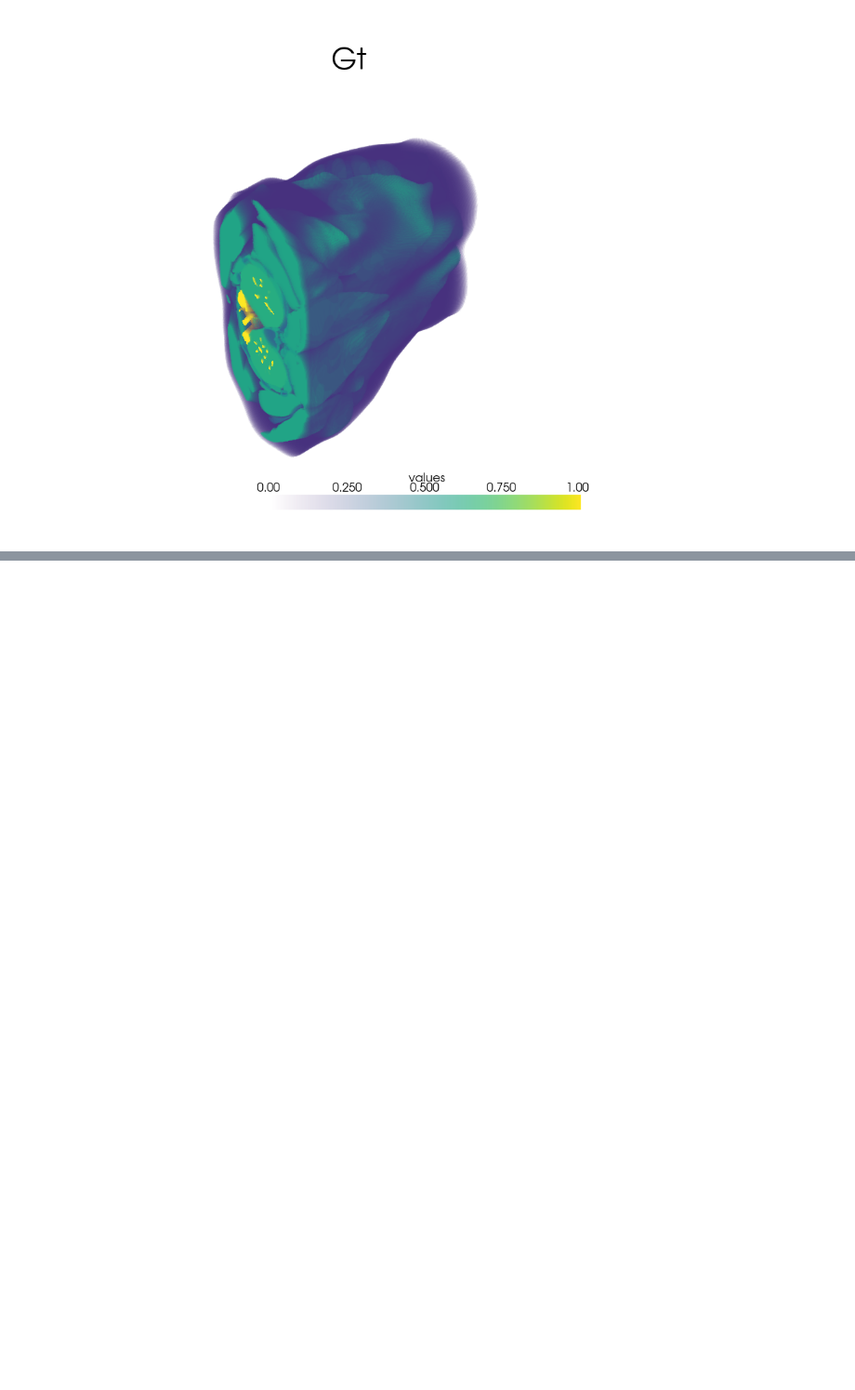
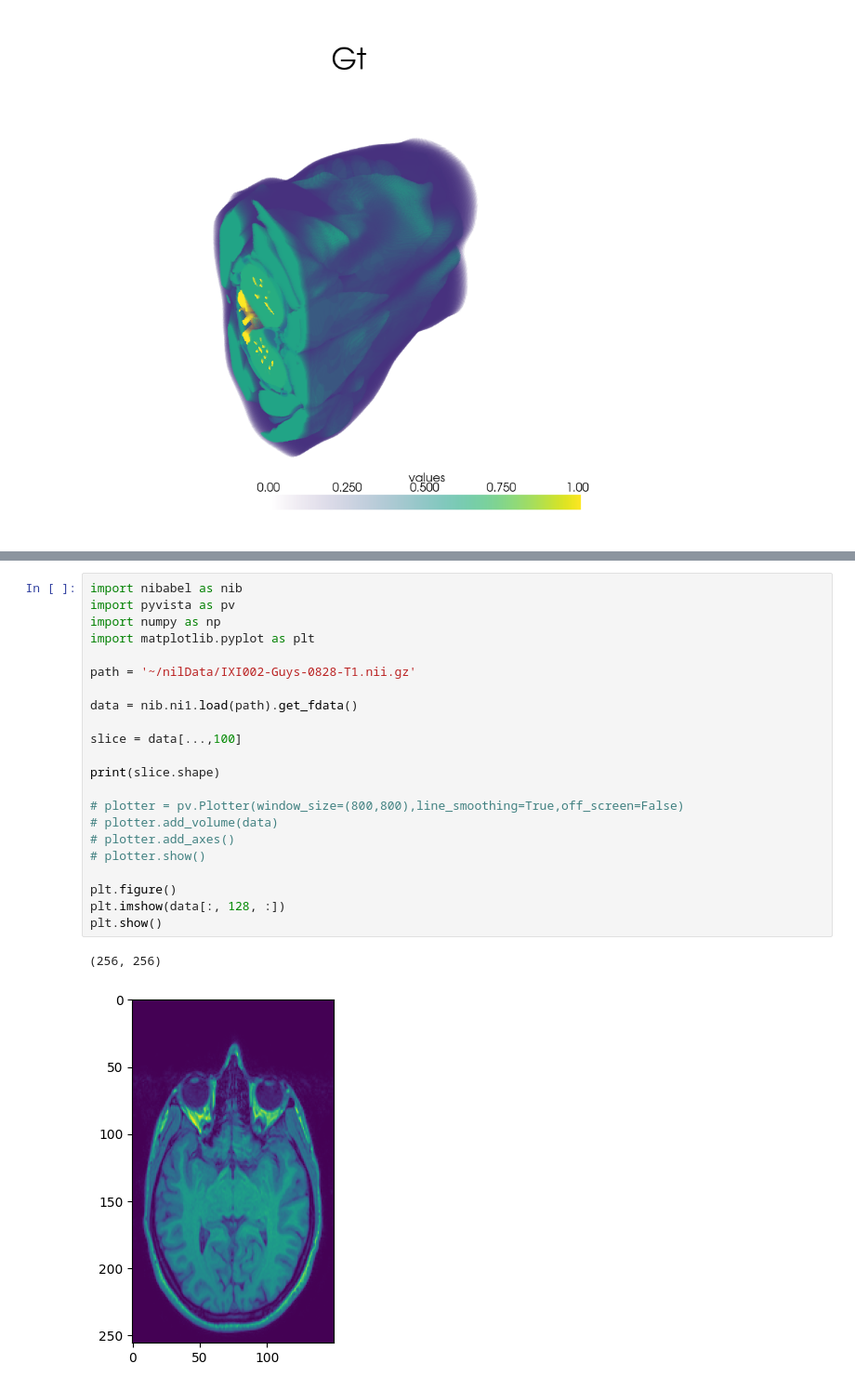
Before and after one commit to ccq0627/3DMRI-Reconstruction, a Jupyter notebook: test.ipynb, the cells around one changed output, grey strips where cells are left out. Shown at 93% size. Drawn from its saved outputs; the diff is of its cells as text; blank space fills up the shorter version.

Commit message:
change for adapt MRI data

```diff
--- a/test.ipynb
+++ b/test.ipynb
@@ -277,0 +317,25 @@ Falling back to a static output.
+# %%
+import nibabel as nib
+import pyvista as pv
+import numpy as np
+import matplotlib.pyplot as plt
+
+path = '~/nilData/IXI002-Guys-0828-T1.nii.gz'
+
+data = nib.ni1.load(path).get_fdata()
+
+slice = data[...,100]
+
+print(slice.shape)
+
+# plotter = pv.Plotter(window_size=(800,800),line_smoothing=True,off_screen=False)
+# plotter.add_volume(data)
+# plotter.add_axes()
+# plotter.show()
+
+plt.figure()
+plt.imshow(data[:, 128, :])
+plt.show()
+# %% [output]
+(256, 256)
+[figure, added]
```
Also changed, not shown: parts of 2 cells of this notebook, 3 other files.
